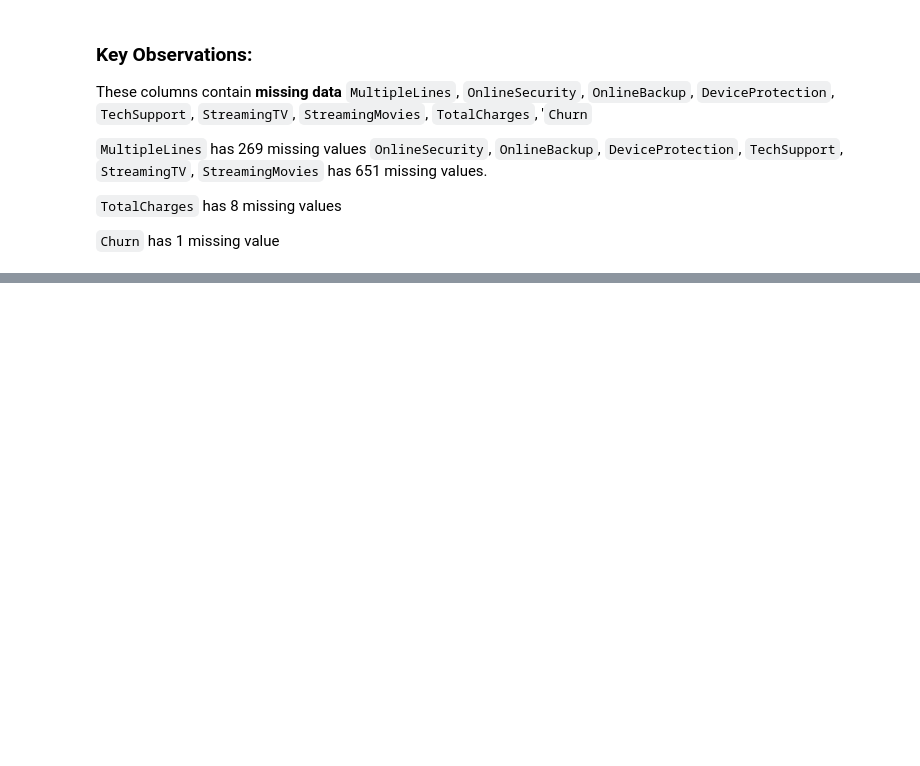
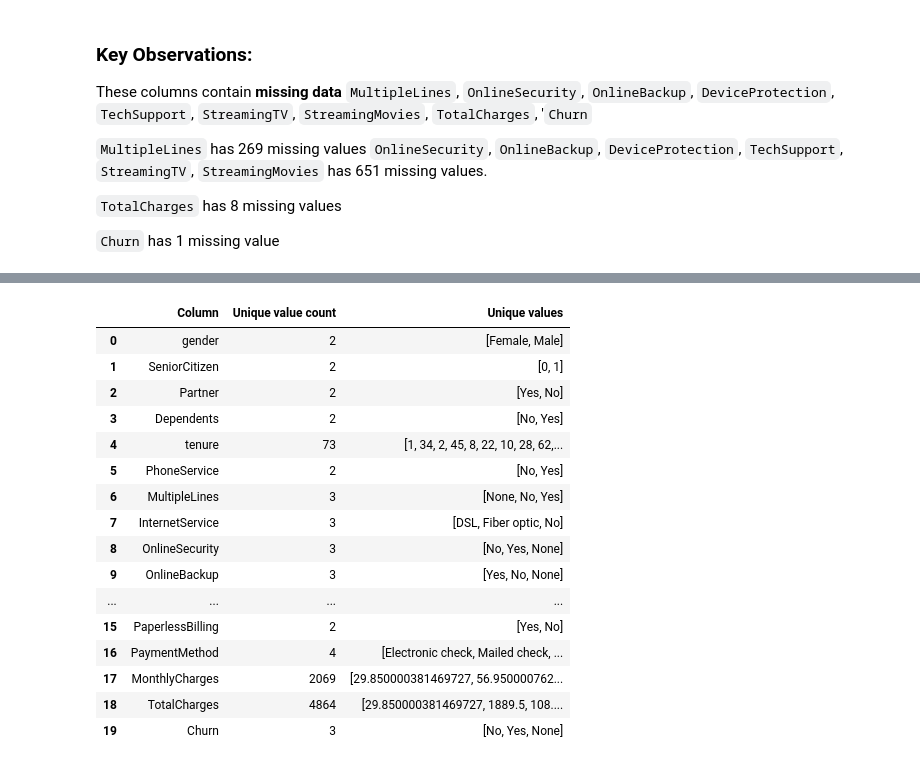
Before and after one commit to AninFreddy01/scalework_repo, a Jupyter notebook: tutorial_assignments/Telco_churn.ipynb, the cells around one changed output, grey strips where cells are left out. Saved outputs shown, nothing was run; the diff lists cells and outputs as text; code cells hidden in the pictures; blank space fills up the shorter version.

Commit message:
object mapping

```diff
--- a/tutorial_assignments/Telco_churn.ipynb
+++ b/tutorial_assignments/Telco_churn.ipynb
@@ -314,0 +354,7 @@ These columns contain **missing data**
+# %%
+#drop the column customer ID
+train_data.drop(columns="customerID", axis=1, inplace=True)
+# %%
+#display all columns with objest data type
+categorical = train_data.select_dtypes(include="object").columns.tolist()
+categorical
@@ -314,0 +378,40 @@ These columns contain **missing data**
+# %%
+#convert colums with objest data type to string
+train_data[categorical] = train_data[categorical].astype(str)
+# %%
+yep = {
+    "No": ["False", "0", "No phone service", "No internet service"],
+    "Yes": ["True", "1"]
+}
+
+# Function to make corrections on a DataFrame
+def correct_columns(train_data, categorical, yep):
+
+    for column_name in categorical:
+        for key, values in yep.items():
+            # Replace values in the DataFrame for each column
+            train_data[column_name] = train_data[column_name].replace(values, key)
+    return train_data
+
+# Apply corrections to the DataFrame
+train_data = correct_columns(train_data, categorical, yep)
+# %%
+summary(train_data)
+# %% [output]
+|  | Column | Unique value count | Unique values |
+| 0 | gender | 2 | [Female, Male] |
+| 1 | SeniorCitizen | 2 | [0, 1] |
+| 2 | Partner | 2 | [Yes, No] |
+| 3 | Dependents | 2 | [No, Yes] |
+| 4 | tenure | 73 | [1, 34, 2, 45, 8, 22, 10, 28, 62,... |
+| 5 | PhoneService | 2 | [No, Yes] |
+| 6 | MultipleLines | 3 | [None, No, Yes] |
+| 7 | InternetService | 3 | [DSL, Fiber optic, No] |
+| 8 | OnlineSecurity | 3 | [No, Yes, None] |
+| 9 | OnlineBackup | 3 | [Yes, No, None] |
+| ... | ... | ... | ... |
+| 15 | PaperlessBilling | 2 | [Yes, No] |
+| 16 | PaymentMethod | 4 | [Electronic check, Mailed check, ... |
+| 17 | MonthlyCharges | 2069 | [29.850000381469727, 56.950000762... |
+| 18 | TotalCharges | 4864 | [29.850000381469727, 1889.5, 108.... |
+| 19 | Churn | 3 | [No, Yes, None] |
```
Also changed, not shown: parts of 5 cells of this notebook.
